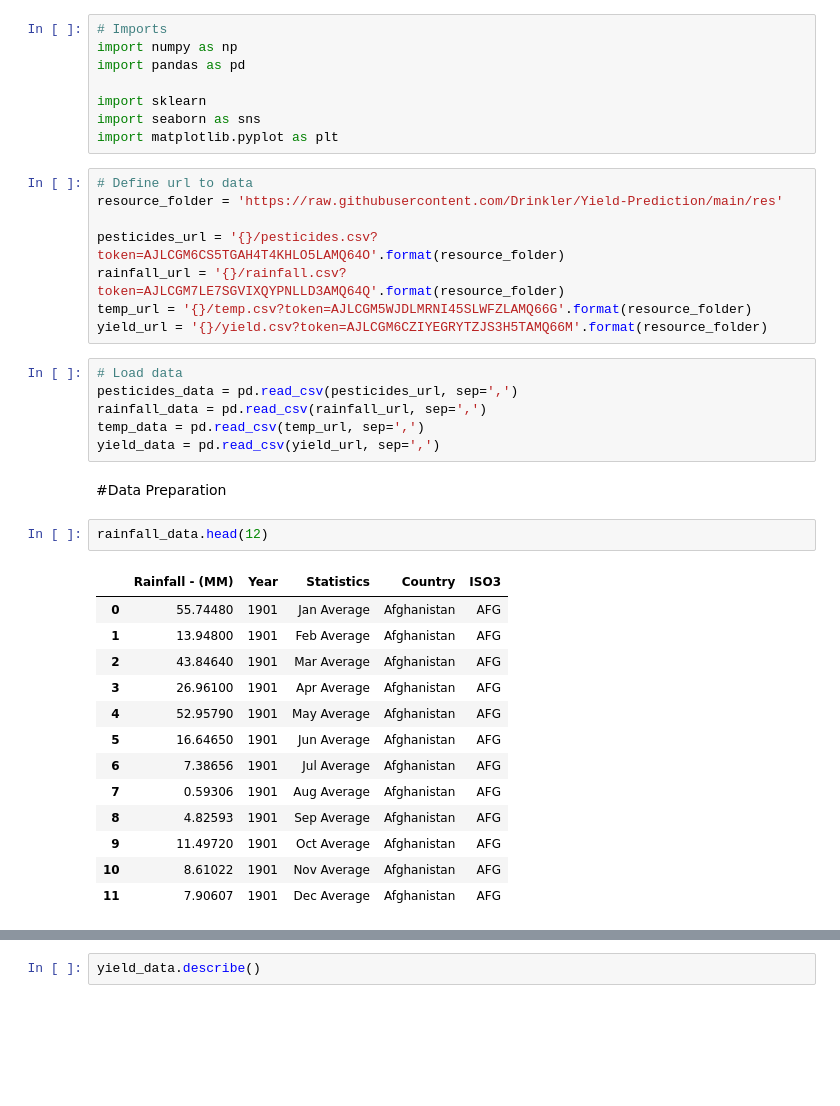
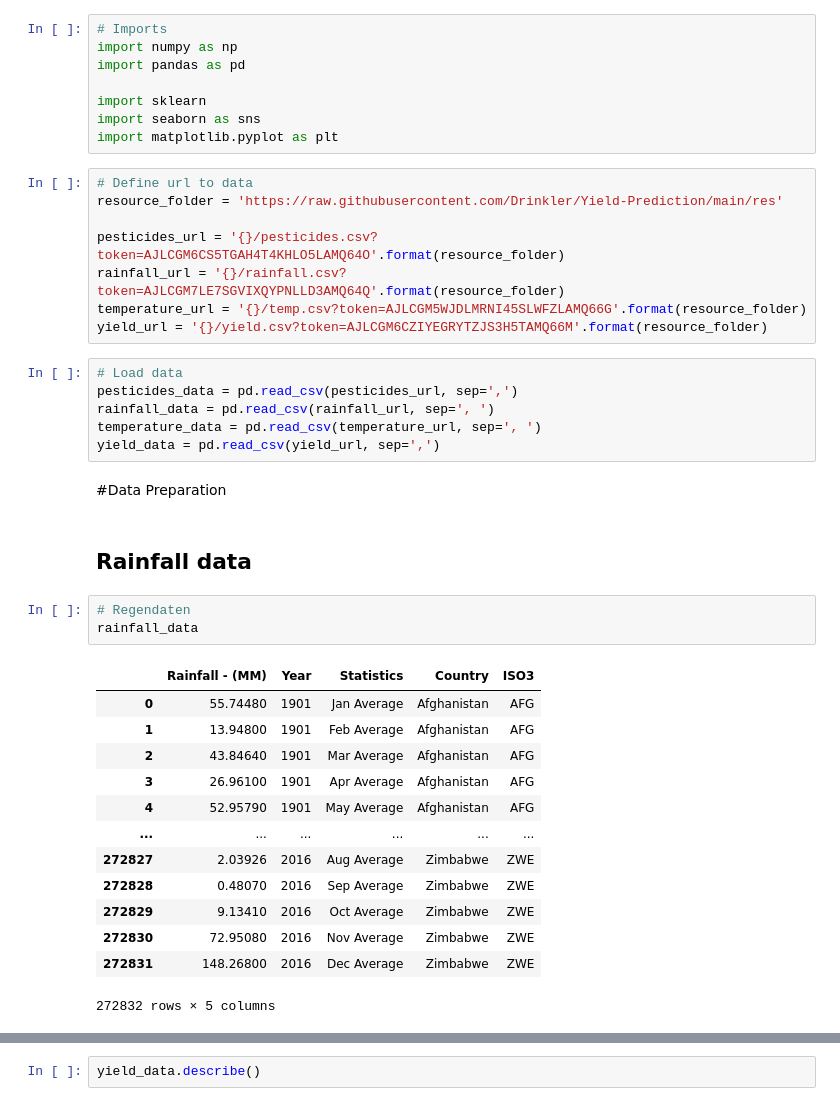
Before and after one commit to Drinkler/Yield-Prediction, a Jupyter notebook: Yield_Prediction.ipynb, the cells around one changed output, grey strips where cells are left out. Cells and saved outputs as stored; diff of their text form; blank space fills up the shorter version.

```diff
--- a/Yield_Prediction.ipynb
+++ b/Yield_Prediction.ipynb
@@ -17,30 +17,33 @@ resource_folder = 'https://raw.githubusercontent.com/Drinkler/Yield-Prediction/m
 
 pesticides_url = '{}/pesticides.csv?token=AJLCGM6CS5TGAH4T4KHLO5LAMQ64O'.format(resource_folder)
 rainfall_url = '{}/rainfall.csv?token=AJLCGM7LE7SGVIXQYPNLLD3AMQ64Q'.format(resource_folder)
-temp_url = '{}/temp.csv?token=AJLCGM5WJDLMRNI45SLWFZLAMQ66G'.format(resource_folder)
+temperature_url = '{}/temp.csv?token=AJLCGM5WJDLMRNI45SLWFZLAMQ66G'.format(resource_folder)
 yield_url = '{}/yield.csv?token=AJLCGM6CZIYEGRYTZJS3H5TAMQ66M'.format(resource_folder)
 # %%
 # Load data
 pesticides_data = pd.read_csv(pesticides_url, sep=',')
-rainfall_data = pd.read_csv(rainfall_url, sep=',')
-temp_data = pd.read_csv(temp_url, sep=',')
+rainfall_data = pd.read_csv(rainfall_url, sep=', ')
+temperature_data = pd.read_csv(temperature_url, sep=', ')
 yield_data = pd.read_csv(yield_url, sep=',')
 # %% [markdown]
 #Data Preparation
-# %%
-rainfall_data.head(12)
-# %% [output]
-|  | Rainfall - (MM) | Year | Statistics | Country | ISO3 |
-| 0 | 55.74480 | 1901 | Jan Average | Afghanistan | AFG |
-| 1 | 13.94800 | 1901 | Feb Average | Afghanistan | AFG |
-| 2 | 43.84640 | 1901 | Mar Average | Afghanistan | AFG |
-| 3 | 26.96100 | 1901 | Apr Average | Afghanistan | AFG |
-| 4 | 52.95790 | 1901 | May Average | Afghanistan | AFG |
-| 5 | 16.64650 | 1901 | Jun Average | Afghanistan | AFG |
-| 6 | 7.38656 | 1901 | Jul Average | Afghanistan | AFG |
-| 7 | 0.59306 | 1901 | Aug Average | Afghanistan | AFG |
-| 8 | 4.82593 | 1901 | Sep Average | Afghanistan | AFG |
-| 9 | 11.49720 | 1901 | Oct Average | Afghanistan | AFG |
-| 10 | 8.61022 | 1901 | Nov Average | Afghanistan | AFG |
-| 11 | 7.90607 | 1901 | Dec Average | Afghanistan | AFG |
+# %% [markdown]
+## Rainfall data
+# %%
+# Regendaten
+rainfall_data
+# %% [output]
+|  | Rainfall - (MM) | Year | Statistics | Country | ISO3 |
+| 0 | 55.74480 | 1901 | Jan Average | Afghanistan | AFG |
+| 1 | 13.94800 | 1901 | Feb Average | Afghanistan | AFG |
+| 2 | 43.84640 | 1901 | Mar Average | Afghanistan | AFG |
+| 3 | 26.96100 | 1901 | Apr Average | Afghanistan | AFG |
+| 4 | 52.95790 | 1901 | May Average | Afghanistan | AFG |
+| ... | ... | ... | ... | ... | ... |
+| 272827 | 2.03926 | 2016 | Aug Average | Zimbabwe | ZWE |
+| 272828 | 0.48070 | 2016 | Sep Average | Zimbabwe | ZWE |
+| 272829 | 9.13410 | 2016 | Oct Average | Zimbabwe | ZWE |
+| 272830 | 72.95080 | 2016 | Nov Average | Zimbabwe | ZWE |
+| 272831 | 148.26800 | 2016 | Dec Average | Zimbabwe | ZWE |
+272832 rows × 5 columns
 # %%
```
Also changed, not shown: parts of 41 cells of this notebook.
